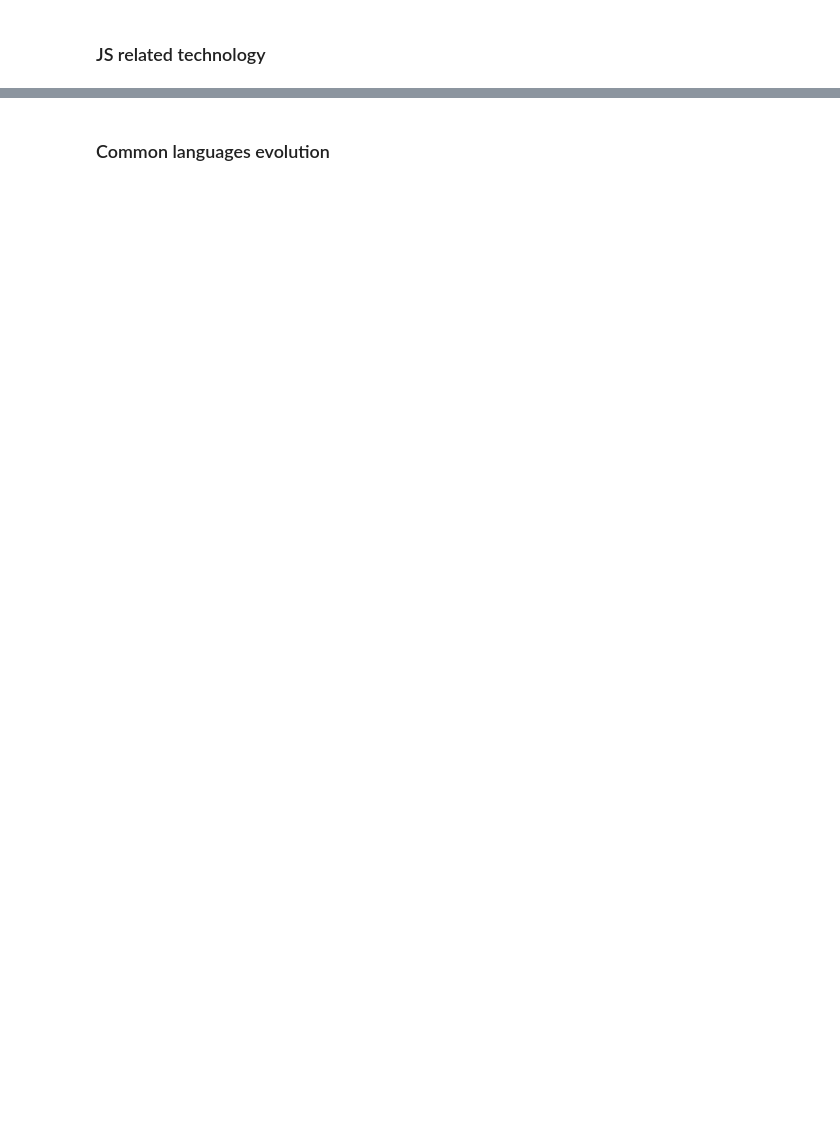
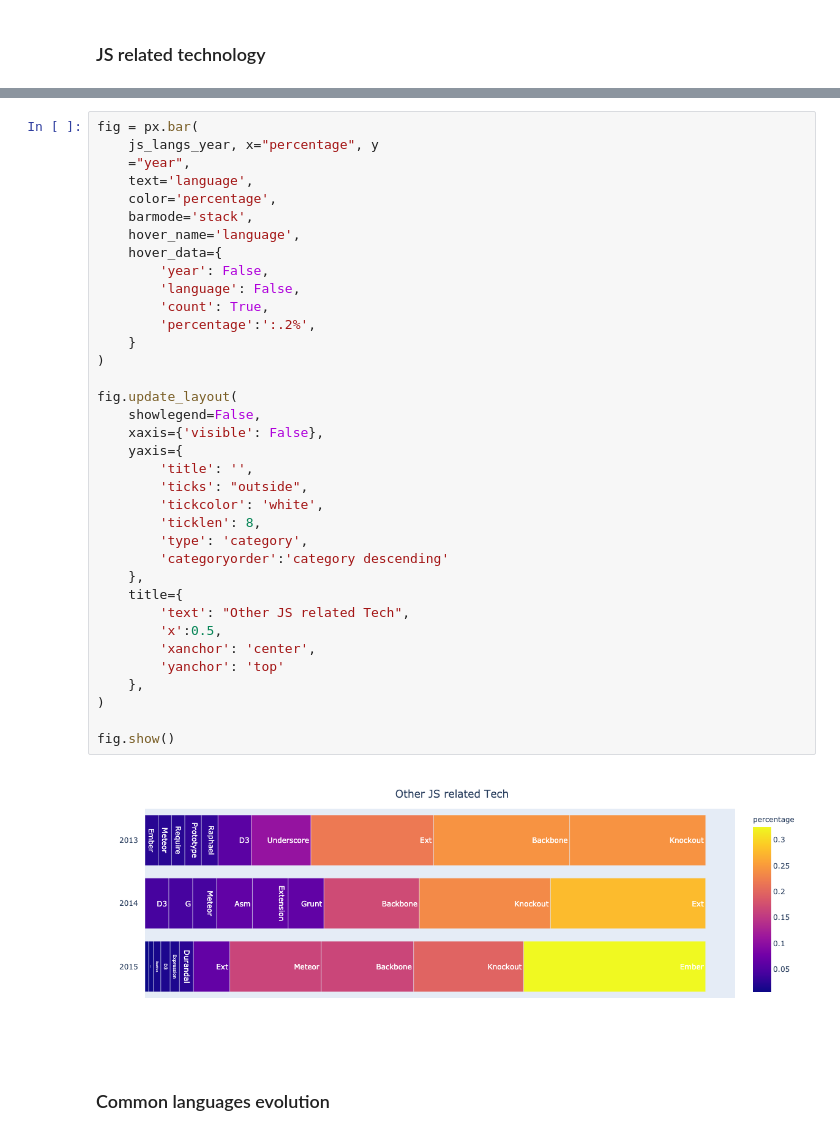
Before and after one commit to IsmaelMasharo/stack-overflow-survey-analysis, a Jupyter notebook: survey_etl.ipynb, the cells around one changed output, grey strips where cells are left out. Cells and saved outputs as stored; diff of their text form; blank space fills up the shorter version.

```diff
--- a/survey_etl.ipynb
+++ b/survey_etl.ipynb
@@ -143,3 +198,41 @@ fig.show()
+# %%
+fig = px.bar(
+    js_langs_year, x="percentage", y
+    ="year",
+    text='language',
+    color='percentage',
+    barmode='stack',
+    hover_name='language',
+    hover_data={
+        'year': False,
+        'language': False,
+        'count': True,
+        'percentage':':.2%',
+    }
+)
+
+fig.update_layout(
+    showlegend=False,
+    xaxis={'visible': False},
+    yaxis={
+        'title': '',
+        'ticks': "outside",
+        'tickcolor': 'white',
+        'ticklen': 8,
+        'type': 'category',
+        'categoryorder':'category descending'
+    },
+    title={
+        'text': "Other JS related Tech",
+        'x':0.5,
+        'xanchor': 'center',
+        'yanchor': 'top'
+    },
+)
+
+fig.show()
+# %% [output]
+[figure, added]
 # %% [markdown]
 ### Common languages evolution
 # %%
```
Also changed, not shown: parts of 11 cells of this notebook, 1 other file.
